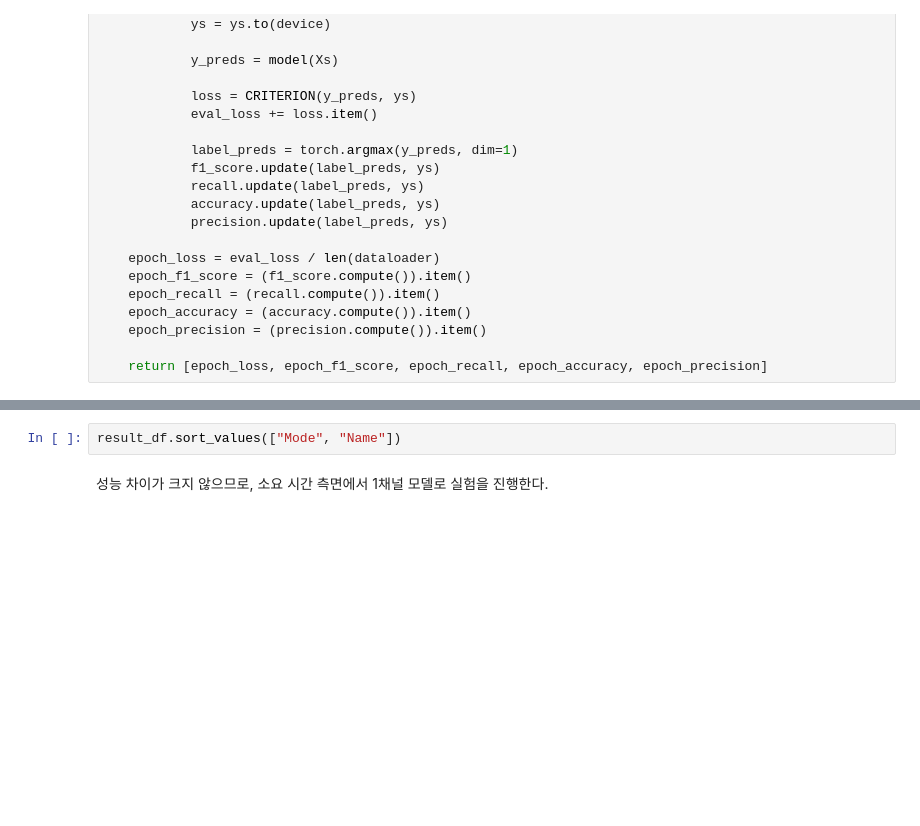
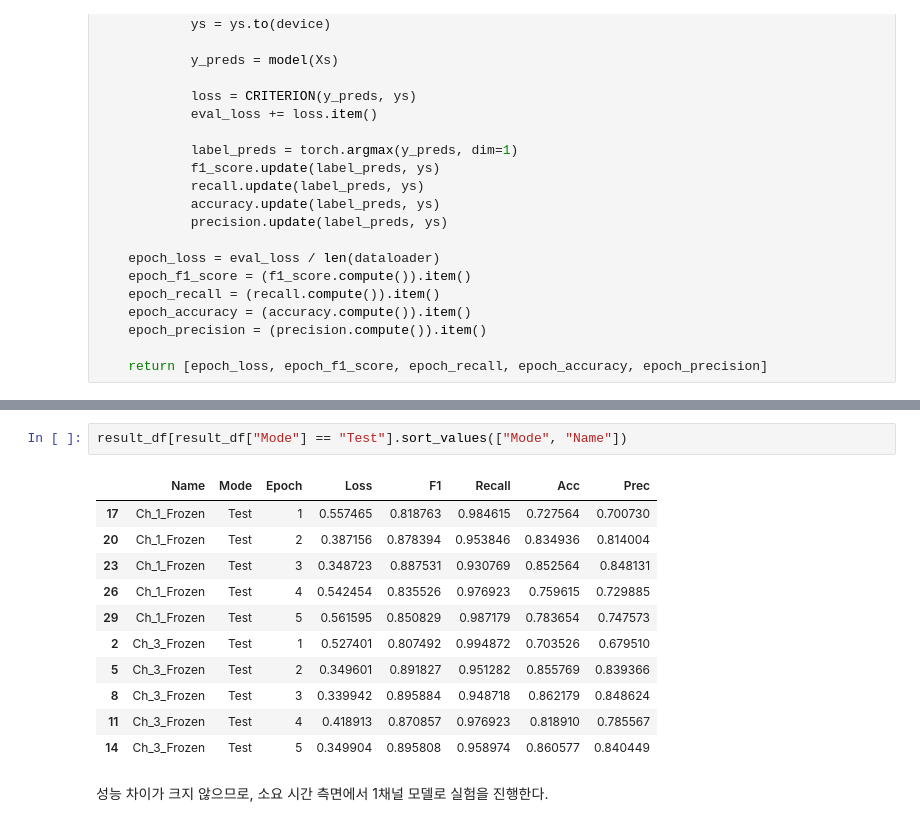
Before and after one commit to wonbywondev/ML-DL, a Jupyter notebook: 06_DL_FineTuning/06_Xray.ipynb, the cells around one changed output, grey strips where cells are left out. Cells and saved outputs as stored; diff of their text form; blank space fills up the shorter version.

```diff
--- a/06_DL_FineTuning/06_Xray.ipynb
+++ b/06_DL_FineTuning/06_Xray.ipynb
@@ -782,5 +726,17 @@ python(50179) MallocStackLogging: can't turn off malloc stack logging because it
 # %%
-result_df.sort_values(["Mode", "Name"])
+result_df[result_df["Mode"] == "Test"].sort_values(["Mode", "Name"])
+# %% [output]
+|  | Name | Mode | Epoch | Loss | F1 | Recall | Acc | Prec |
+| 17 | Ch_1_Frozen | Test | 1 | 0.557465 | 0.818763 | 0.984615 | 0.727564 | 0.700730 |
+| 20 | Ch_1_Frozen | Test | 2 | 0.387156 | 0.878394 | 0.953846 | 0.834936 | 0.814004 |
+| 23 | Ch_1_Frozen | Test | 3 | 0.348723 | 0.887531 | 0.930769 | 0.852564 | 0.848131 |
+| 26 | Ch_1_Frozen | Test | 4 | 0.542454 | 0.835526 | 0.976923 | 0.759615 | 0.729885 |
+| 29 | Ch_1_Frozen | Test | 5 | 0.561595 | 0.850829 | 0.987179 | 0.783654 | 0.747573 |
+| 2 | Ch_3_Frozen | Test | 1 | 0.527401 | 0.807492 | 0.994872 | 0.703526 | 0.679510 |
+| 5 | Ch_3_Frozen | Test | 2 | 0.349601 | 0.891827 | 0.951282 | 0.855769 | 0.839366 |
+| 8 | Ch_3_Frozen | Test | 3 | 0.339942 | 0.895884 | 0.948718 | 0.862179 | 0.848624 |
+| 11 | Ch_3_Frozen | Test | 4 | 0.418913 | 0.870857 | 0.976923 | 0.818910 | 0.785567 |
+| 14 | Ch_3_Frozen | Test | 5 | 0.349904 | 0.895808 | 0.958974 | 0.860577 | 0.840449 |
 # %% [markdown]
 성능 차이가 크지 않으므로, 소요 시간 측면에서 1채널 모델로 실험을 진행한다.
 # %% [markdown]
```
Also changed, not shown: parts of 12 cells of this notebook.
